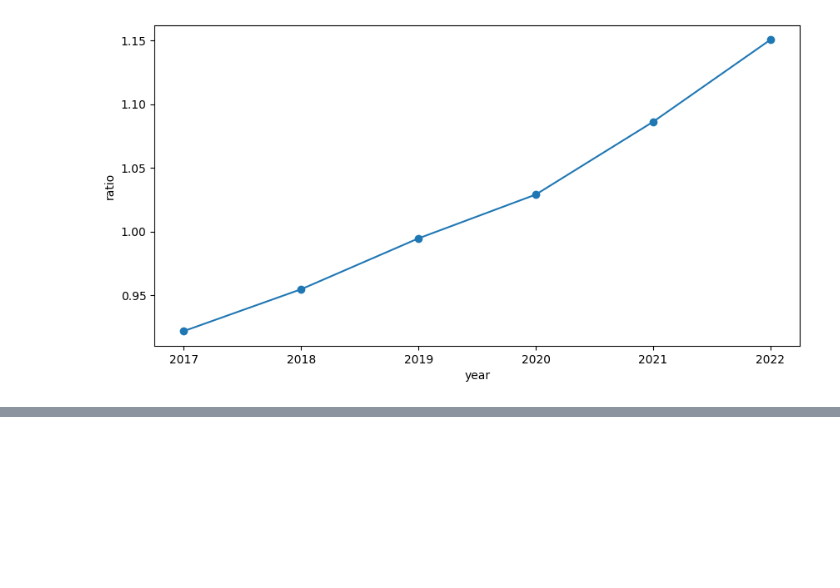
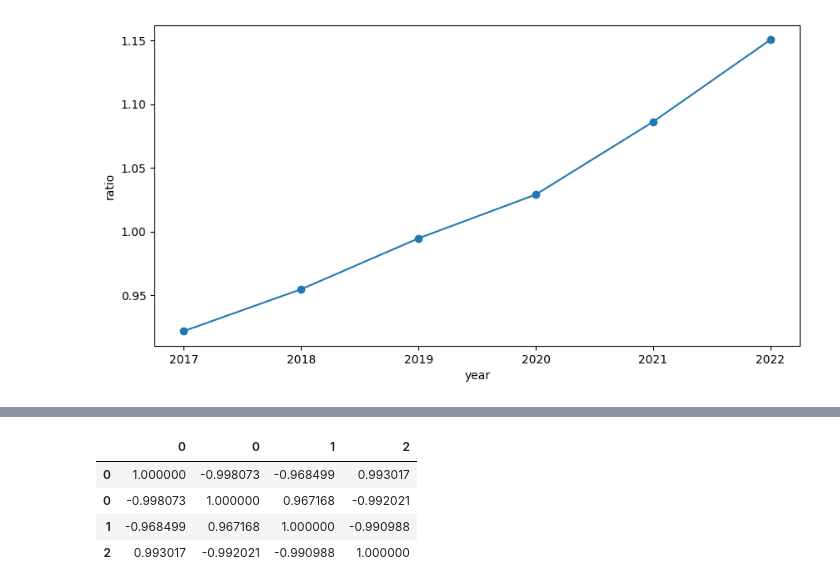
Before and after one commit to PaddingE/github_test, a Jupyter notebook: semi_ex4.ipynb, the cells around one changed output, grey strips where cells are left out. Cells and saved outputs as stored; diff of their text form; code cells hidden in the pictures; blank space fills up the shorter version.

```diff
--- a/semi_ex4.ipynb
+++ b/semi_ex4.ipynb
@@ -317,0 +429,16 @@ plt.show()
+# %%
+total_male = df_ma.iloc[0, 3:]
+print('남자 전체 결혼\n', total_male)
+print()
+
+data_20_male = df_ma.iloc[30, 3:] + df_ma.iloc[40, 3:]
+print('20대 남자\n', data_20_male)
+print()
+
+data_30_male = df_ma.iloc[50, 3:] + df_ma.iloc[60, 3:]
+print('30대 남자\n', data_30_male)
+print()
+
+data_40_male = df_ma.iloc[70, 3:] + df_ma.iloc[80, 3:]
+print('40대 남자\n', data_40_male)
+print()
@@ -317,0 +463,9 @@ plt.show()
+# %%
+ratio_20_male = data_20_male / total_male * 100
+print('20대 남자의 비율 계산\n', ratio_20_male)
+
+ratio_30_male = data_30_male / total_male * 100
+print('30대 남자의 비율 계산\n', ratio_30_male)
+
+ratio_40_male = data_40_male / total_male * 100
+print('40대 남자의 비율 계산\n', ratio_40_male)
@@ -317,0 +490,13 @@ plt.show()
+# %%
+df01 = pd.concat([df_data_ratio,ratio_20_male,ratio_30_male,ratio_40_male], axis= 1)
+df01.drop(['2015','2016','2022'], inplace=True)
+
+df01
+
+df01.corr(method='pearson')
+# %% [output]
+|  | 0 | 0 | 1 | 2 |
+| 0 | 1.000000 | -0.998073 | -0.968499 | 0.993017 |
+| 0 | -0.998073 | 1.000000 | 0.967168 | -0.992021 |
+| 1 | -0.968499 | 0.967168 | 1.000000 | -0.990988 |
+| 2 | 0.993017 | -0.992021 | -0.990988 | 1.000000 |
```
Also changed, not shown: parts of 7 cells of this notebook.
